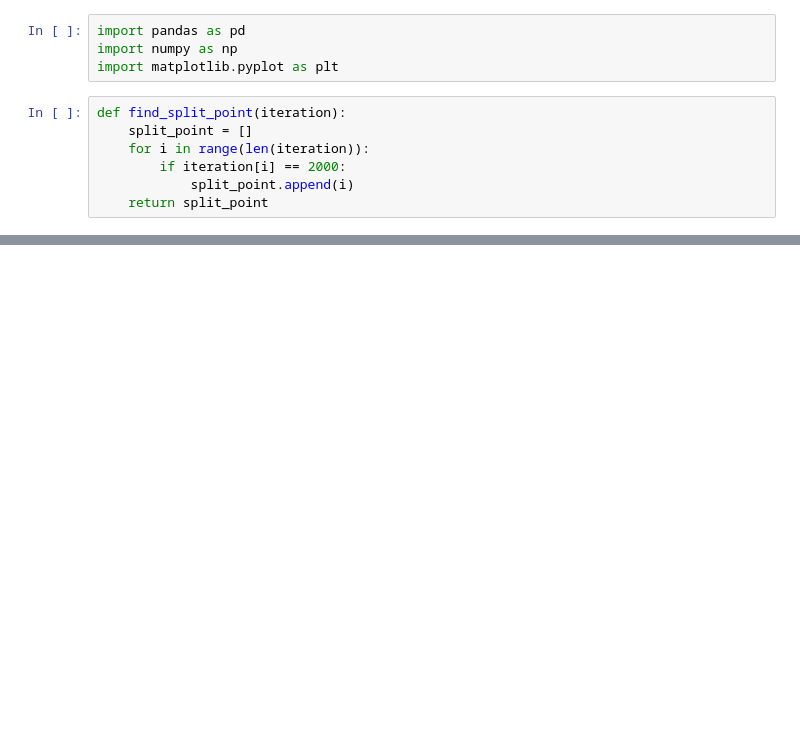
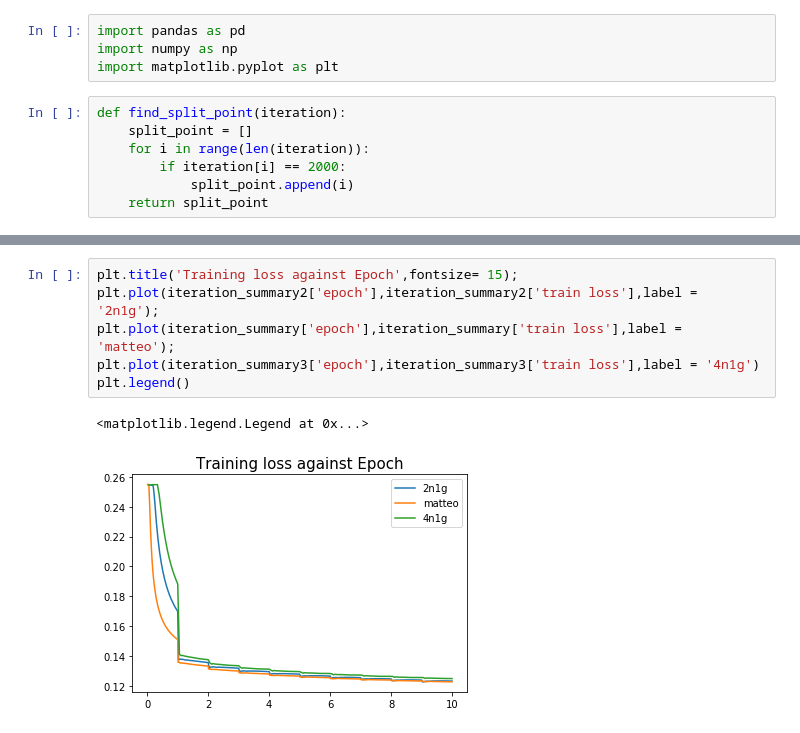
Before and after one commit to zzaym/Large-Scale-Distributed-Sentiment-Analysis-with-RNNs, a Jupyter notebook: parse_log_file.ipynb, the cells around one changed output, grey strips where cells are left out. Drawn from its saved outputs; the diff is of its cells as text; blank space fills up the shorter version.

```diff
--- a/parse_log_file.ipynb
+++ b/parse_log_file.ipynb
@@ -120,0 +201,9 @@ summary_epoch
+# %%
+plt.title('Training loss against Epoch',fontsize= 15);
+plt.plot(iteration_summary2['epoch'],iteration_summary2['train loss'],label = '2n1g');
+plt.plot(iteration_summary['epoch'],iteration_summary['train loss'],label = 'matteo');
+plt.plot(iteration_summary3['epoch'],iteration_summary3['train loss'],label = '4n1g')
+plt.legend()
+# %% [output]
+<matplotlib.legend.Legend at 0x...>
+[figure, added]
```
Also changed, not shown: parts of 13 cells of this notebook.
